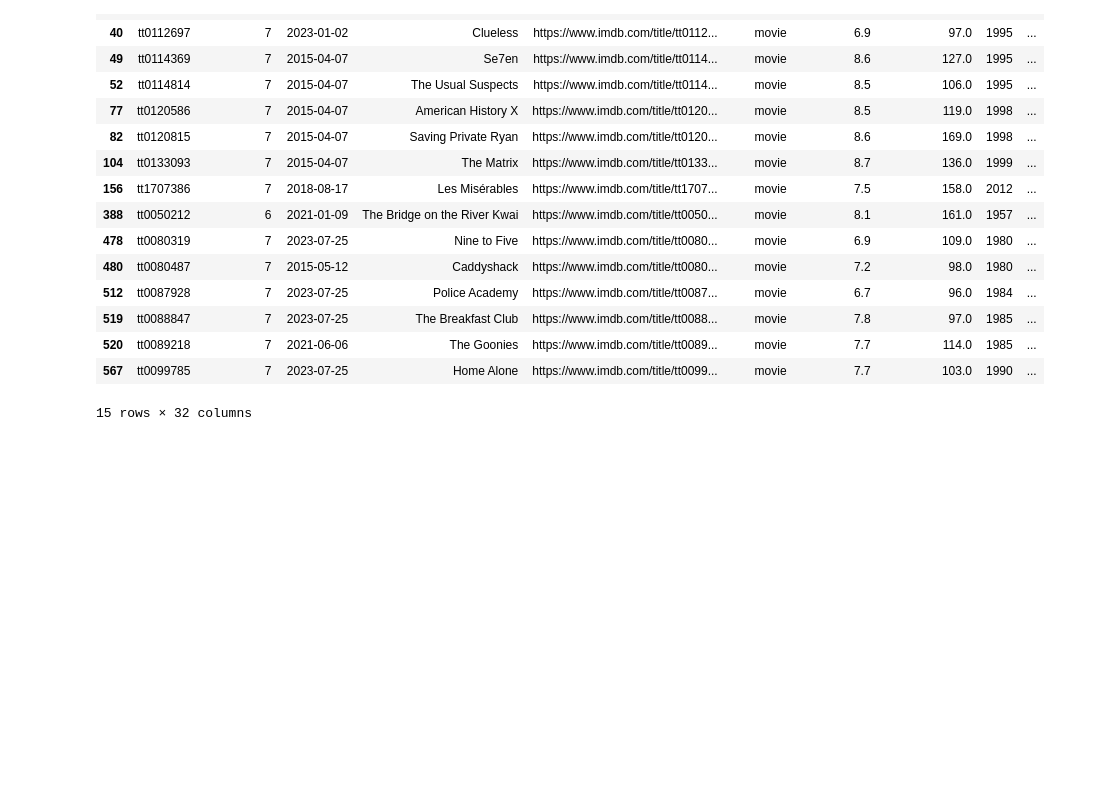
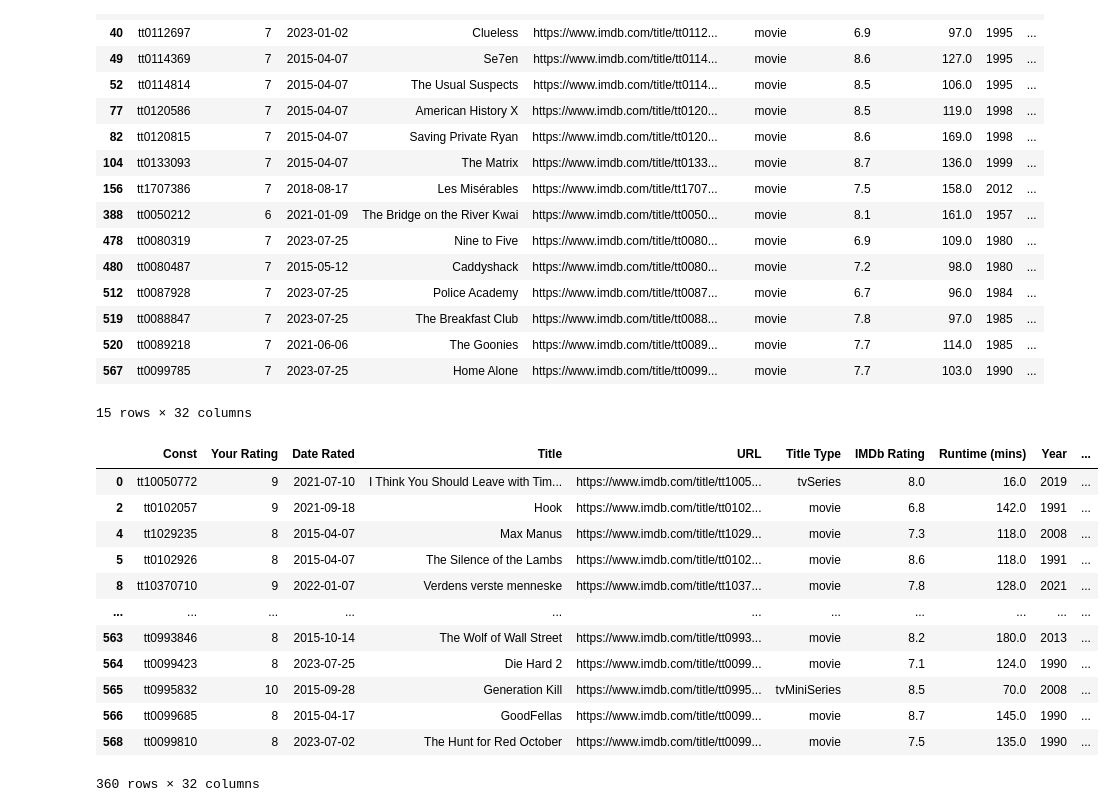
Before and after one commit to trygvels/filmster, a Jupyter notebook: filtrer_liste.ipynb, the cells around one changed output. Cells and saved outputs as stored; diff of their text form; code cells hidden in the pictures; blank space fills up the shorter version.

```diff
--- a/filtrer_liste.ipynb
+++ b/filtrer_liste.ipynb
@@ -134,3 +134,24 @@ df_[df_["Your Rating"] < 8]
 | 520 | tt0089218 | 7 | 2021-06-06 | The Goonies | https://www.imdb.com/title/tt0089... | movie | 7.7 | 114.0 | 1985 | ... |
 | 567 | tt0099785 | 7 | 2023-07-25 | Home Alone | https://www.imdb.com/title/tt0099... | movie | 7.7 | 103.0 | 1990 | ... |
 15 rows × 32 columns
+# %%
+# remove all titles with less than 7 on your rating
+filmer = df_raw.loc[(df_raw["Title Type"] == "movie") & (df_raw["Your Rating"] >= 7)].copy()
+serier = df_raw.loc[(df_raw["Title Type"] != "movie") & (df_raw["Your Rating"] >= 8)].copy()
+df = pd.concat([filmer, serier])
+
+serier
+# %% [output]
+|  | Const | Your Rating | Date Rated | Title | URL | Title Type | IMDb Rating | Runtime (mins) | Year | ... |
+| 0 | tt10050772 | 9 | 2021-07-10 | I Think You Should Leave with Tim... | https://www.imdb.com/title/tt1005... | tvSeries | 8.0 | 16.0 | 2019 | ... |
+| 2 | tt0102057 | 9 | 2021-09-18 | Hook | https://www.imdb.com/title/tt0102... | movie | 6.8 | 142.0 | 1991 | ... |
+| 4 | tt1029235 | 8 | 2015-04-07 | Max Manus | https://www.imdb.com/title/tt1029... | movie | 7.3 | 118.0 | 2008 | ... |
+| 5 | tt0102926 | 8 | 2015-04-07 | The Silence of the Lambs | https://www.imdb.com/title/tt0102... | movie | 8.6 | 118.0 | 1991 | ... |
+| 8 | tt10370710 | 9 | 2022-01-07 | Verdens verste menneske | https://www.imdb.com/title/tt1037... | movie | 7.8 | 128.0 | 2021 | ... |
+| ... | ... | ... | ... | ... | ... | ... | ... | ... | ... | ... |
+| 563 | tt0993846 | 8 | 2015-10-14 | The Wolf of Wall Street | https://www.imdb.com/title/tt0993... | movie | 8.2 | 180.0 | 2013 | ... |
+| 564 | tt0099423 | 8 | 2023-07-25 | Die Hard 2 | https://www.imdb.com/title/tt0099... | movie | 7.1 | 124.0 | 1990 | ... |
+| 565 | tt0995832 | 10 | 2015-09-28 | Generation Kill | https://www.imdb.com/title/tt0995... | tvMiniSeries | 8.5 | 70.0 | 2008 | ... |
+| 566 | tt0099685 | 8 | 2015-04-17 | GoodFellas | https://www.imdb.com/title/tt0099... | movie | 8.7 | 145.0 | 1990 | ... |
+| 568 | tt0099810 | 8 | 2023-07-02 | The Hunt for Red October | https://www.imdb.com/title/tt0099... | movie | 7.5 | 135.0 | 1990 | ... |
+360 rows × 32 columns
```
Also changed, not shown: 1 other file.
